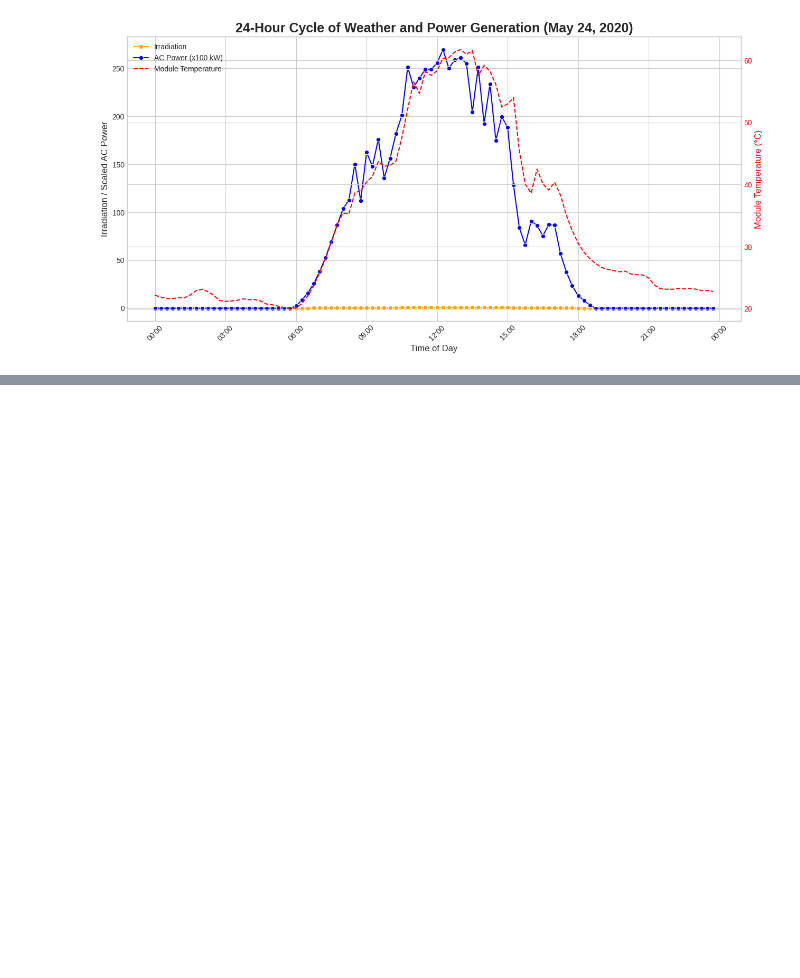
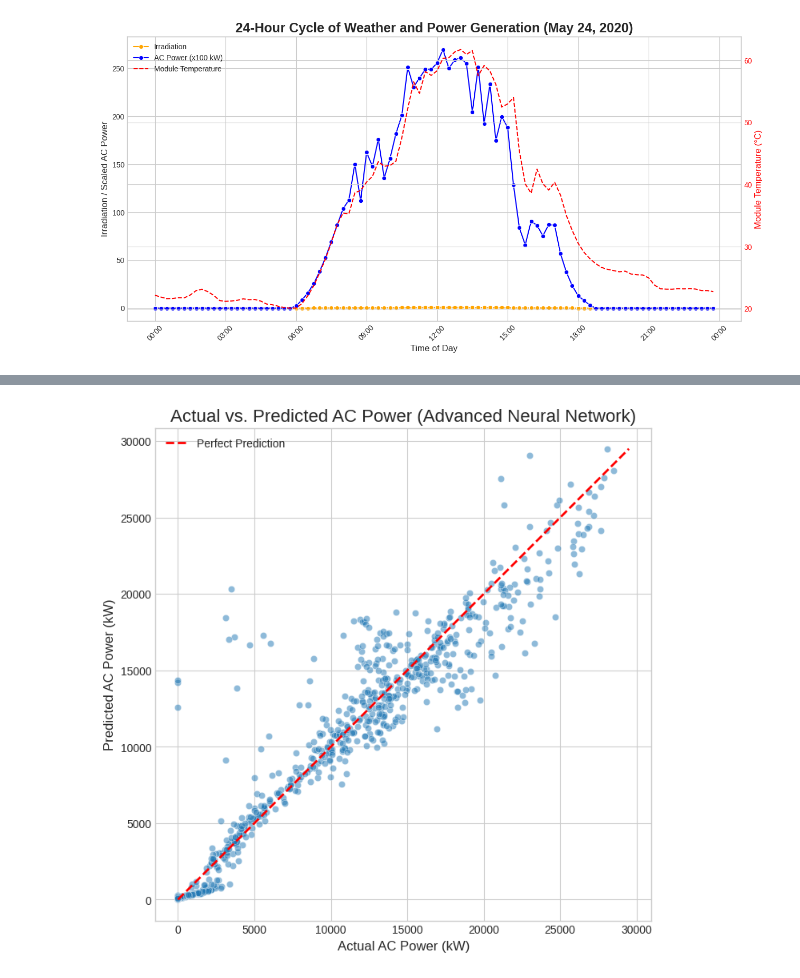
Before and after one commit to theouterlimitz/Solar_Power_Prediction, a Jupyter notebook: 02_Solar_EDA_and_Modeling.ipynb, the cells around one changed output, grey strips where cells are left out. Cells and saved outputs as stored; diff of their text form; code cells hidden in the pictures; blank space fills up the shorter version.

```diff
--- a/02_Solar_EDA_and_Modeling.ipynb
+++ b/02_Solar_EDA_and_Modeling.ipynb
@@ -152,0 +416,91 @@ Generating plot for a single day's cycle...
+# %%
+import tensorflow as tf
+from tensorflow import keras
+from sklearn.metrics import r2_score, mean_absolute_error, mean_squared_error
+import matplotlib.pyplot as plt
+import seaborn as sns
+import numpy as np
+
+# --- Assume these variables are loaded in your notebook's memory ---
+# X_train_scaled, X_test_scaled, y_train, y_test
+
+# ===================================================================
+# --- Build, Train, and Evaluate an Advanced Neural Network (V2) ---
+# ===================================================================
+print("--- Building the Advanced Neural Network (V2) ---")
+
+# 1. Define the Deeper Model Architecture
+model_v2 = keras.Sequential([
+    # Input layer, matching the number of features
+    keras.layers.Dense(128, activation='relu', input_shape=[X_train_scaled.shape[1]]),
+    keras.layers.Dropout(0.2), # Add dropout for regularization
+
+    # Add more hidden layers to increase model capacity
+    keras.layers.Dense(128, activation='relu'),
+    keras.layers.Dropout(0.2),
+
+    keras.layers.Dense(64, activation='relu'),
+
+    # Output layer: Still a single neuron for our regression task
+    keras.layers.Dense(1)
+])
+
+# 2. Compile the Model
+model_v2.compile(
+    optimizer=tf.keras.optimizers.Adam(0.001),
+    loss='mean_squared_error', # A common loss function for regression
+    metrics=['mae', 'mse']
+)
+
+print("Advanced model built and compiled successfully.")
+model_v2.summary()
+
+# 3. Define an EarlyStopping Callback
+# This will monitor the validation loss and stop training if it doesn't improve
+# for 10 consecutive epochs. It will also restore the weights from the best epoch.
+early_stopping = keras.callbacks.EarlyStopping(
+    monitor='val_loss',
+    patience=10,
+    restore_best_weights=True
+)
+
+# 4. Train the Model
+print("\n--- Training the Advanced Neural Network ---")
+history_v2 = model_v2.fit(
+    X_train_scaled,
+    y_train,
+    epochs=100, # Train for up to 100 epochs (but EarlyStopping may stop it sooner)
+    validation_split=0.2,
+    verbose=1,
+    callbacks=[early_stopping] # Add the callback here
+)
+print("Model training complete.")
+
+# 5. Evaluate the Advanced Neural Network
+print("\n--- Evaluating Advanced Neural Network Performance ---")
+y_pred_v2 = model_v2.predict(X_test_scaled)
+
+# Calculate and print the same metrics for a direct comparison
+r2_v2 = r2_score(y_test, y_pred_v2)
+print(f"R-squared (R²): {r2_v2:.4f}")
+
+mae_v2 = mean_absolute_error(y_test, y_pred_v2)
+print(f"Mean Absolute Error (MAE): {mae_v2:.2f} kW")
+
+rmse_v2 = np.sqrt(mean_squared_error(y_test, y_pred_v2))
+print(f"Root Mean Squared Error (RMSE): {rmse_v2:.2f} kW")
+
+# 6. Visualize the Predictions
+print("\n--- Visualizing Predictions vs. Actual Values (Advanced NN) ---")
+plt.style.use('seaborn-v0_8-whitegrid')
+plt.figure(figsize=(8, 8))
+sns.scatterplot(x=y_test, y=y_pred_v2.flatten(), alpha=0.5)
+max_val = max(y_test.max(), y_pred_v2.max())
+plt.plot([0, max_val], [0, max_val], color='red', linestyle='--', lw=2, label='Perfect Prediction')
+plt.title('Actual vs. Predicted AC Power (Advanced Neural Network)', fontsize=16)
+plt.xlabel('Actual AC Power (kW)', fontsize=12)
+plt.ylabel('Predicted AC Power (kW)', fontsize=12)
+plt.legend()
+plt.axis('equal')
+plt.show()
+# %% [output]
@@ -152,0 +545 @@ Generating plot for a single day's cycle...
+[figure, added]
```
Also changed, not shown: parts of 8 cells of this notebook.
